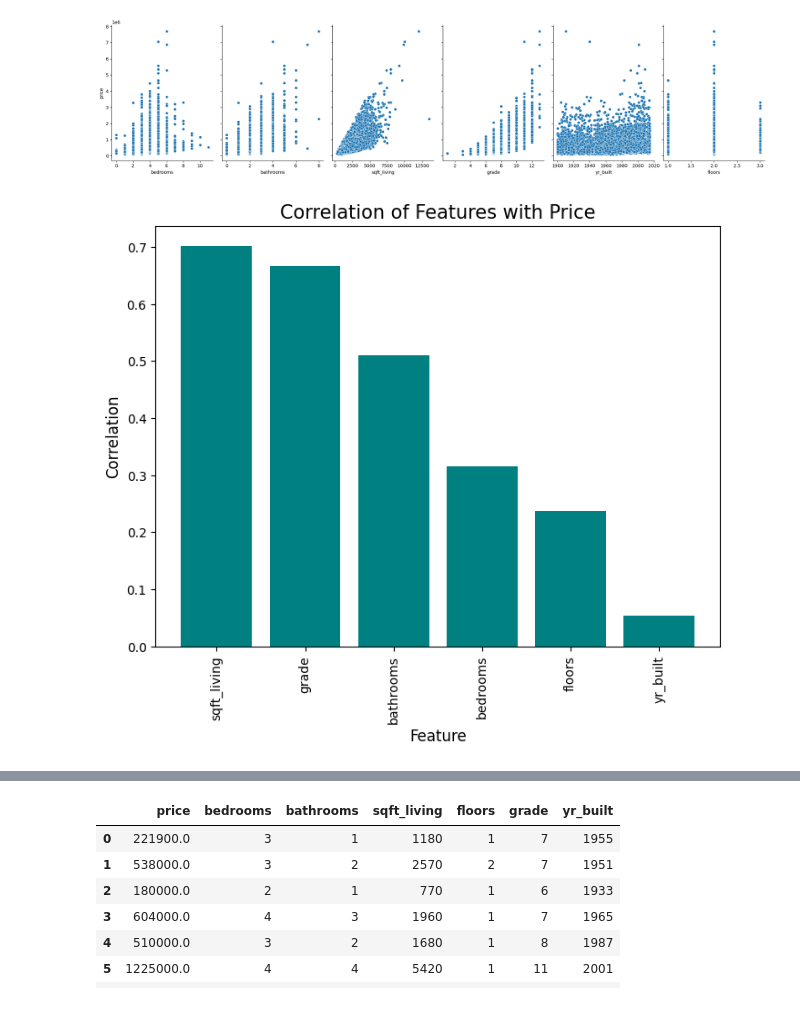
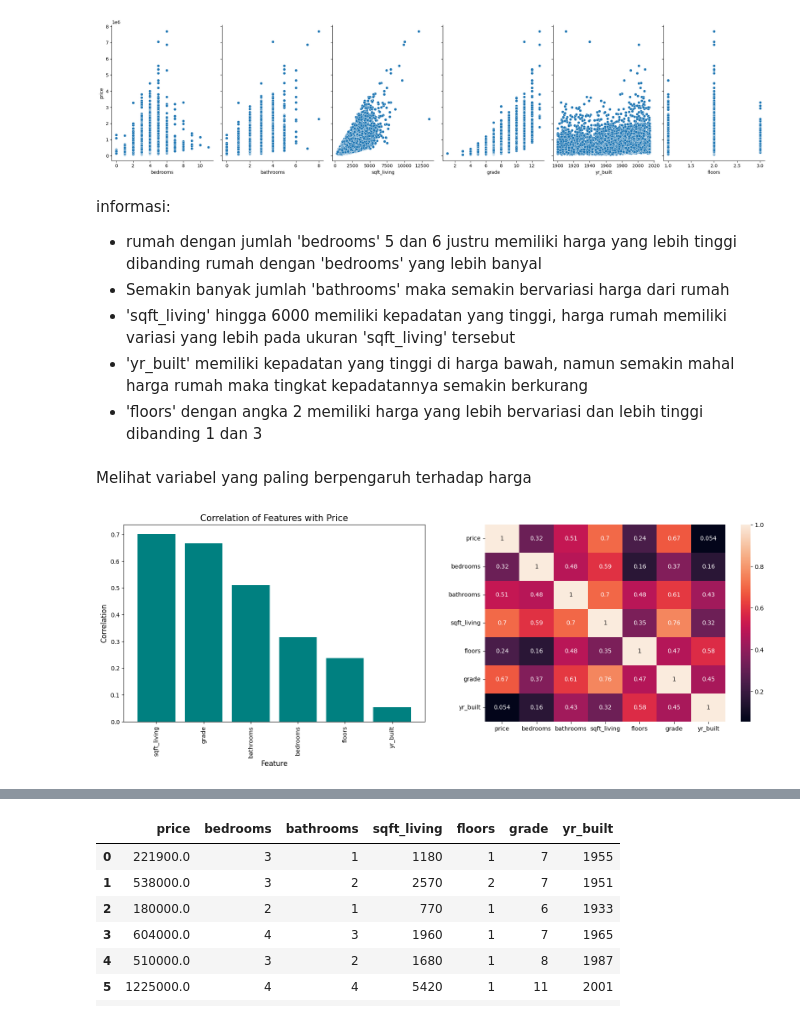
Before and after one commit to GilangAgungS/house-prediction-fix1, a Jupyter notebook: latian_PrediksiHargaRumah (1).ipynb, the cells around one changed output, grey strips where cells are left out. Saved outputs shown, nothing was run; the diff lists cells and outputs as text; code cells hidden in the pictures.

```diff
--- a/latian_PrediksiHargaRumah (1).ipynb
+++ b/latian_PrediksiHargaRumah (1).ipynb
@@ -479,14 +479,30 @@ sns.pairplot(data=dataFrame,
 # %% [output]
 <seaborn.axisgrid.PairGrid at 0x...>
 [figure]
+# %% [markdown]
+informasi:
+- rumah dengan jumlah 'bedrooms' 5 dan 6 justru memiliki harga yang lebih tinggi dibanding rumah dengan 'bedrooms' yang lebih banyal
+- Semakin banyak jumlah 'bathrooms' maka semakin bervariasi harga dari rumah
+- 'sqft_living' hingga 6000 memiliki kepadatan yang tinggi, harga rumah memiliki variasi yang lebih pada ukuran 'sqft_living' tersebut
+- 'yr_built' memiliki kepadatan yang tinggi di harga bawah, namun semakin mahal harga rumah maka tingkat kepadatannya semakin berkurang
+- 'floors' dengan angka 2 memiliki harga yang lebih bervariasi dan lebih tinggi dibanding 1 dan 3
+# %% [markdown]
+Melihat variabel yang paling berpengaruh terhadap harga
 # %%
+# Melihat variabel yang paling berpengaruh terhadap harga
 cor = dataFrame.corr()['price'].sort_values(ascending=False).drop(['price'])
-plt.figure(figsize=(8,6))
+f=plt.figure(figsize=(20,6))
+
+f.add_subplot(1,2,1)
 plt.bar(x=list(cor.index), height=list(cor.values), color='teal')
 plt.xticks(rotation=90)
 plt.xlabel('Feature', fontsize=12)
 plt.ylabel('Correlation', fontsize=12)
 plt.title('Correlation of Features with Price', fontsize=15)
+
+f.add_subplot(1,2,2)
+sns.heatmap(dataFrame.corr(), annot=True)
+
 plt.show()
 # %% [output]
-[figure, old version]
+[figure, new version]
```
Also changed, not shown: parts of 51 cells of this notebook.
